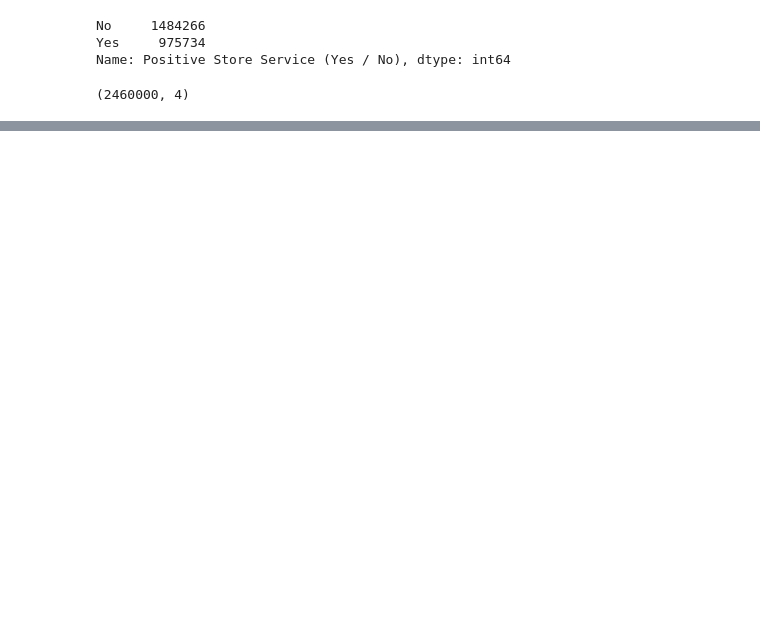
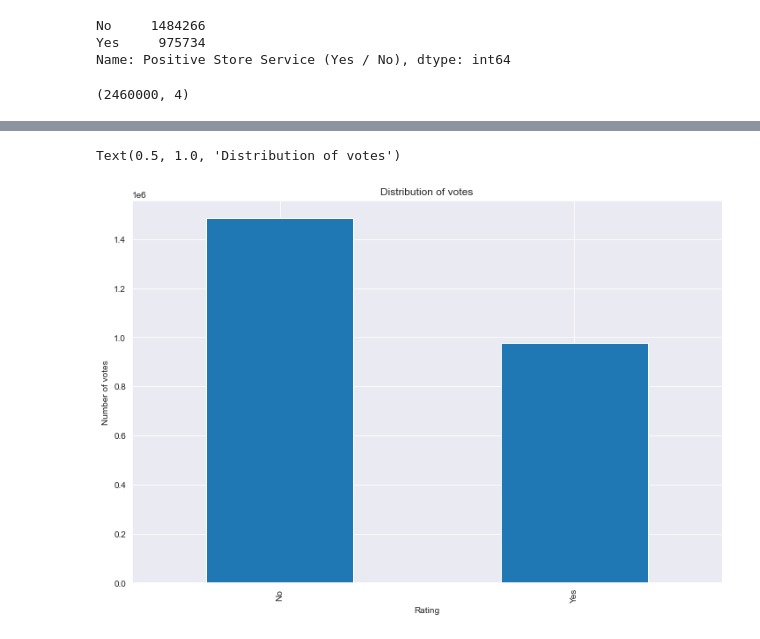
Before and after one commit to nathygonzalez/PR08-final-project-recommendation-system, a Jupyter notebook: Data Exploration.ipynb, the cells around one changed output, grey strips where cells are left out. Cells and saved outputs as stored; diff of their text form; code cells hidden in the pictures; blank space fills up the shorter version.

```diff
--- a/Data Exploration.ipynb
+++ b/Data Exploration.ipynb
@@ -183,6 +170,9 @@ Name: Positive Store Service (Yes / No), dtype: int64
 df1 = df[['Code','Store Name','ID','Positive Store Service (Yes / No)']]
 # %%
 df1.to_csv('data\df_matrix.csv',index=False)
+# %%
+# TIRAR ESSA LINHA DEPOIS!!!!!!!!!!!!!
+df1 = pd.read_csv ('data/df_matrix.csv')
 # %%
 df1.shape
 # %% [output]
@@ -189,0 +219,11 @@ df1.shape
+# %%
+# Visualization of the distribution of votes to check how balanced the metric is
+ratings_count = df1['Positive Store Service (Yes / No)'].value_counts()
+plt.figure(figsize=(12,8))
+ax = ratings_count.plot.bar()
+ax.set_xlabel("Rating")
+ax.set_ylabel("Number of votes");
+ax.set_title("Distribution of votes")
+# %% [output]
+Text(0.5, 1.0, 'Distribution of votes')
+[figure, added]
```
Also changed, not shown: parts of 29 cells of this notebook.
